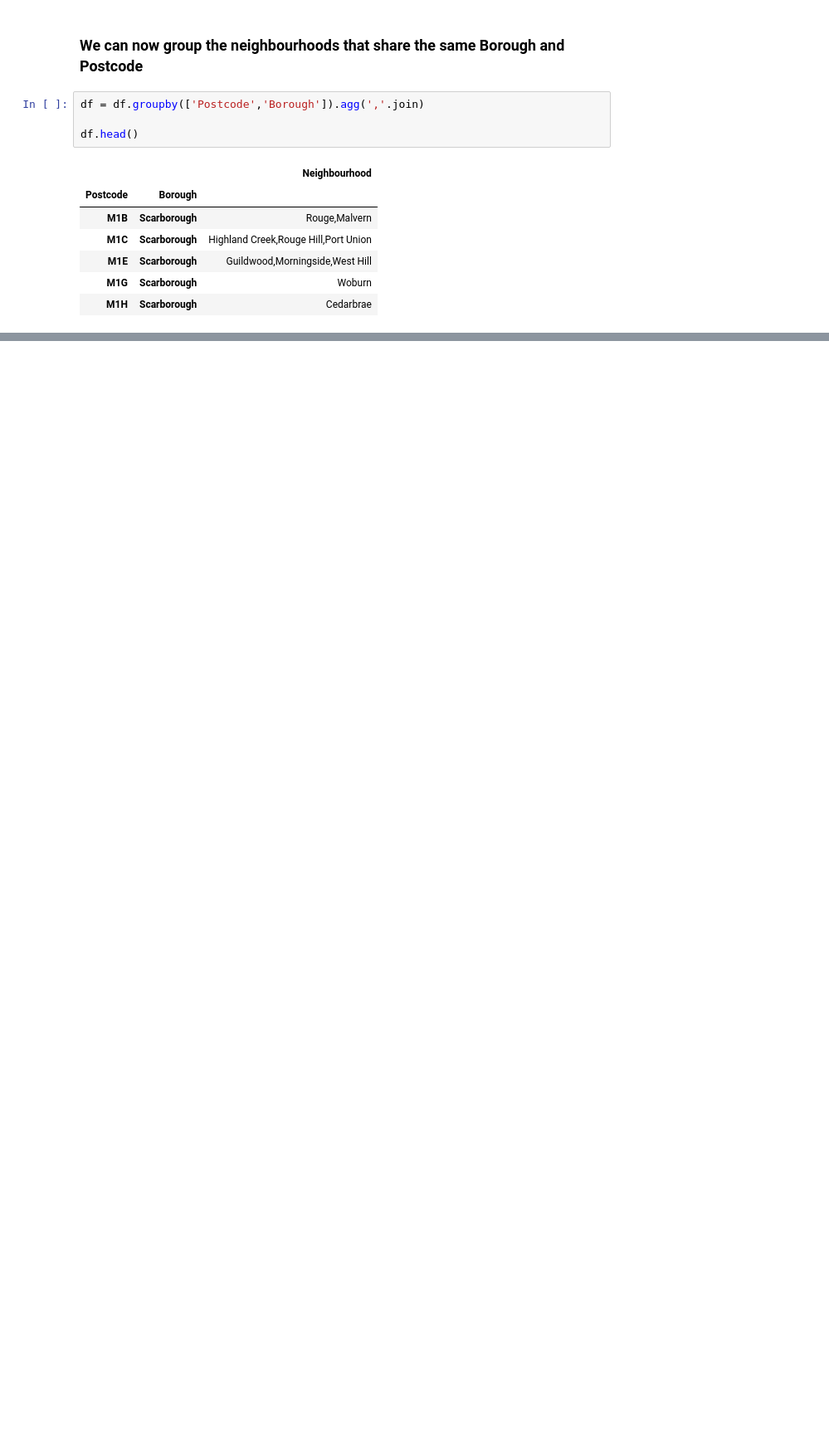
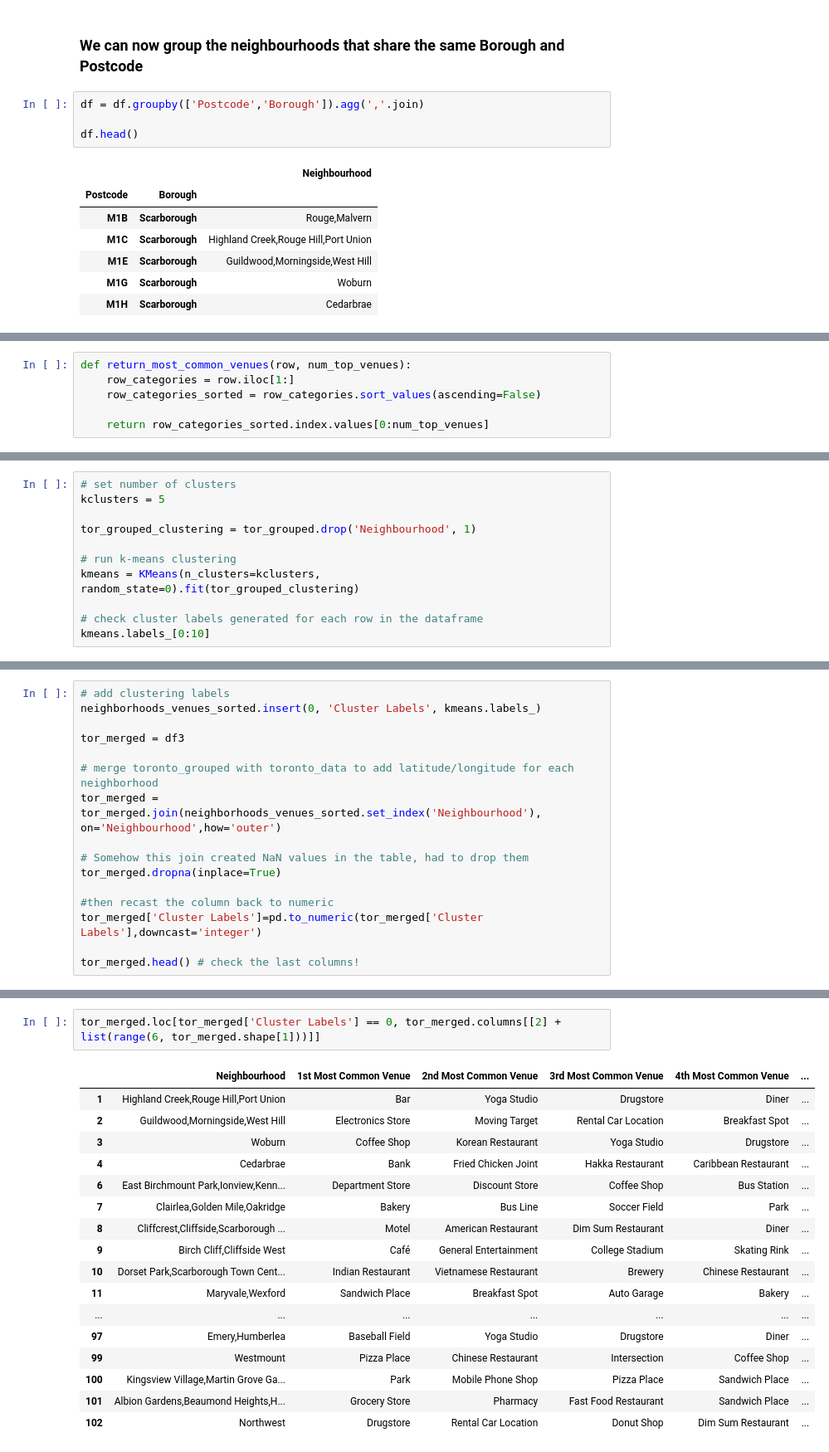
Before and after one commit to kschang77/Coursera_Capstone, a Jupyter notebook: Capstone Project Notebook.ipynb, the cells around one changed output, grey strips where cells are left out. Shown at 83% size. Saved outputs shown, nothing was run; the diff lists cells and outputs as text; blank space fills up the shorter version.

Commit message:
Published from Watson Studio.

```diff
--- a/Capstone Project Notebook.ipynb
+++ b/Capstone Project Notebook.ipynb
@@ -168,0 +536,6 @@ df.shape
+# %%
+def return_most_common_venues(row, num_top_venues):
+    row_categories = row.iloc[1:]
+    row_categories_sorted = row_categories.sort_values(ascending=False)
+
+    return row_categories_sorted.index.values[0:num_top_venues]
@@ -168,0 +572,11 @@ df.shape
+# %%
+# set number of clusters
+kclusters = 5
+
+tor_grouped_clustering = tor_grouped.drop('Neighbourhood', 1)
+
+# run k-means clustering
+kmeans = KMeans(n_clusters=kclusters, random_state=0).fit(tor_grouped_clustering)
+
+# check cluster labels generated for each row in the dataframe
+kmeans.labels_[0:10]
@@ -168,0 +585,16 @@ df.shape
+# %%
+# add clustering labels
+neighborhoods_venues_sorted.insert(0, 'Cluster Labels', kmeans.labels_)
+
+tor_merged = df3
+
+# merge toronto_grouped with toronto_data to add latitude/longitude for each neighborhood
+tor_merged = tor_merged.join(neighborhoods_venues_sorted.set_index('Neighbourhood'), on='Neighbourhood',how='outer')
+
+# Somehow this join created NaN values in the table, had to drop them
+tor_merged.dropna(inplace=True)
+
+#then recast the column back to numeric
+tor_merged['Cluster Labels']=pd.to_numeric(tor_merged['Cluster Labels'],downcast='integer')
+
+tor_merged.head() # check the last columns!
@@ -168,0 +638,20 @@ df.shape
+# %%
+tor_merged.loc[tor_merged['Cluster Labels'] == 0, tor_merged.columns[[2] + list(range(6, tor_merged.shape[1]))]]
+# %% [output]
+|  | Neighbourhood | 1st Most Common Venue | 2nd Most Common Venue | 3rd Most Common Venue | 4th Most Common Venue | ... |
+| 1 | Highland Creek,Rouge Hill,Port Union | Bar | Yoga Studio | Drugstore | Diner | ... |
+| 2 | Guildwood,Morningside,West Hill | Electronics Store | Moving Target | Rental Car Location | Breakfast Spot | ... |
+| 3 | Woburn | Coffee Shop | Korean Restaurant | Yoga Studio | Drugstore | ... |
+| 4 | Cedarbrae | Bank | Fried Chicken Joint | Hakka Restaurant | Caribbean Restaurant | ... |
+| 6 | East Birchmount Park,Ionview,Kenn... | Department Store | Discount Store | Coffee Shop | Bus Station | ... |
+| 7 | Clairlea,Golden Mile,Oakridge | Bakery | Bus Line | Soccer Field | Park | ... |
+| 8 | Cliffcrest,Cliffside,Scarborough ... | Motel | American Restaurant | Dim Sum Restaurant | Diner | ... |
+| 9 | Birch Cliff,Cliffside West | Café | General Entertainment | College Stadium | Skating Rink | ... |
+| 10 | Dorset Park,Scarborough Town Cent... | Indian Restaurant | Vietnamese Restaurant | Brewery | Chinese Restaurant | ... |
+| 11 | Maryvale,Wexford | Sandwich Place | Breakfast Spot | Auto Garage | Bakery | ... |
+| ... | ... | ... | ... | ... | ... | ... |
+| 97 | Emery,Humberlea | Baseball Field | Yoga Studio | Drugstore | Diner | ... |
+| 99 | Westmount | Pizza Place | Chinese Restaurant | Intersection | Coffee Shop | ... |
+| 100 | Kingsview Village,Martin Grove Ga... | Park | Mobile Phone Shop | Pizza Place | Sandwich Place | ... |
+| 101 | Albion Gardens,Beaumond Heights,H... | Grocery Store | Pharmacy | Fast Food Restaurant | Sandwich Place | ... |
+| 102 | Northwest | Drugstore | Rental Car Location | Donut Shop | Dim Sum Restaurant | ... |
```
Also changed, not shown: parts of 65 cells of this notebook.
